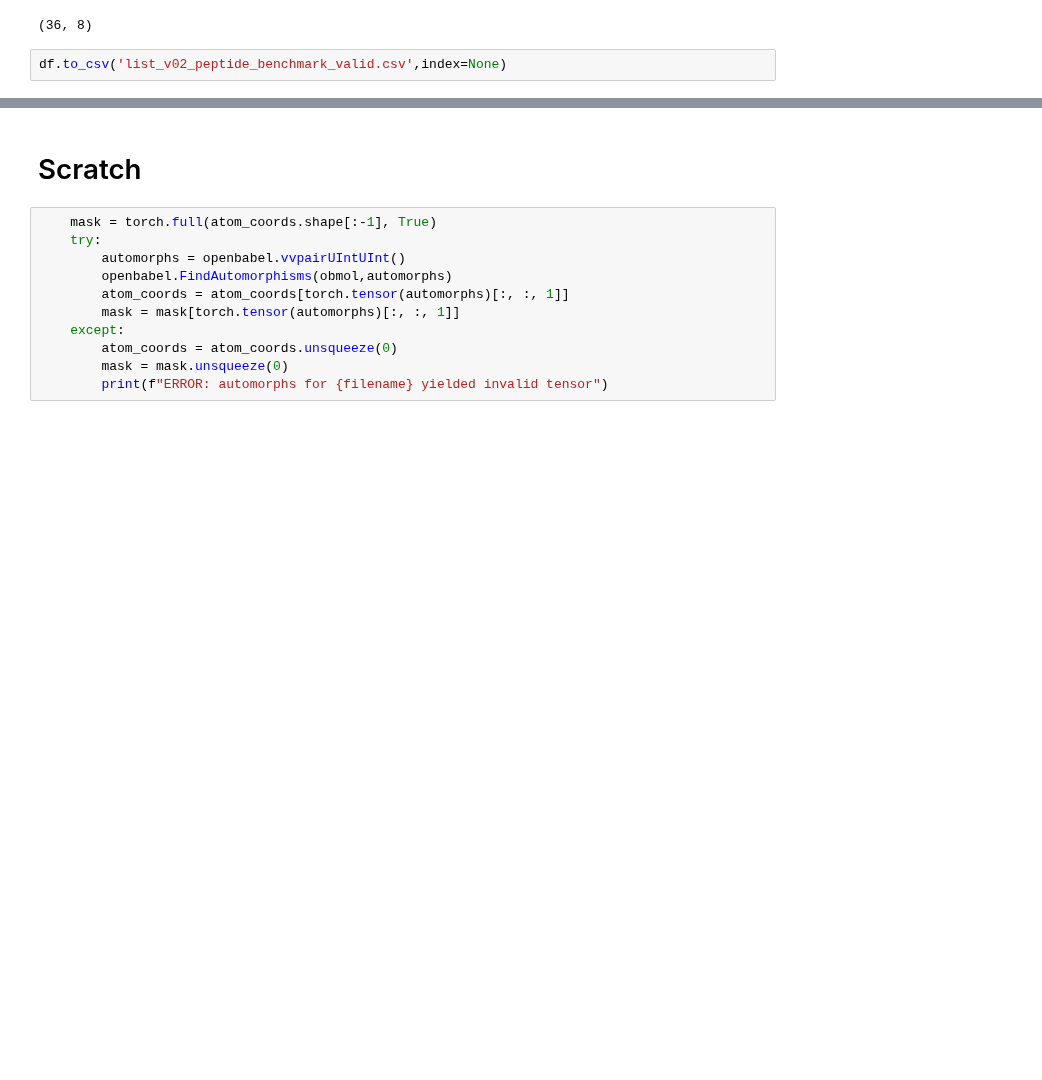
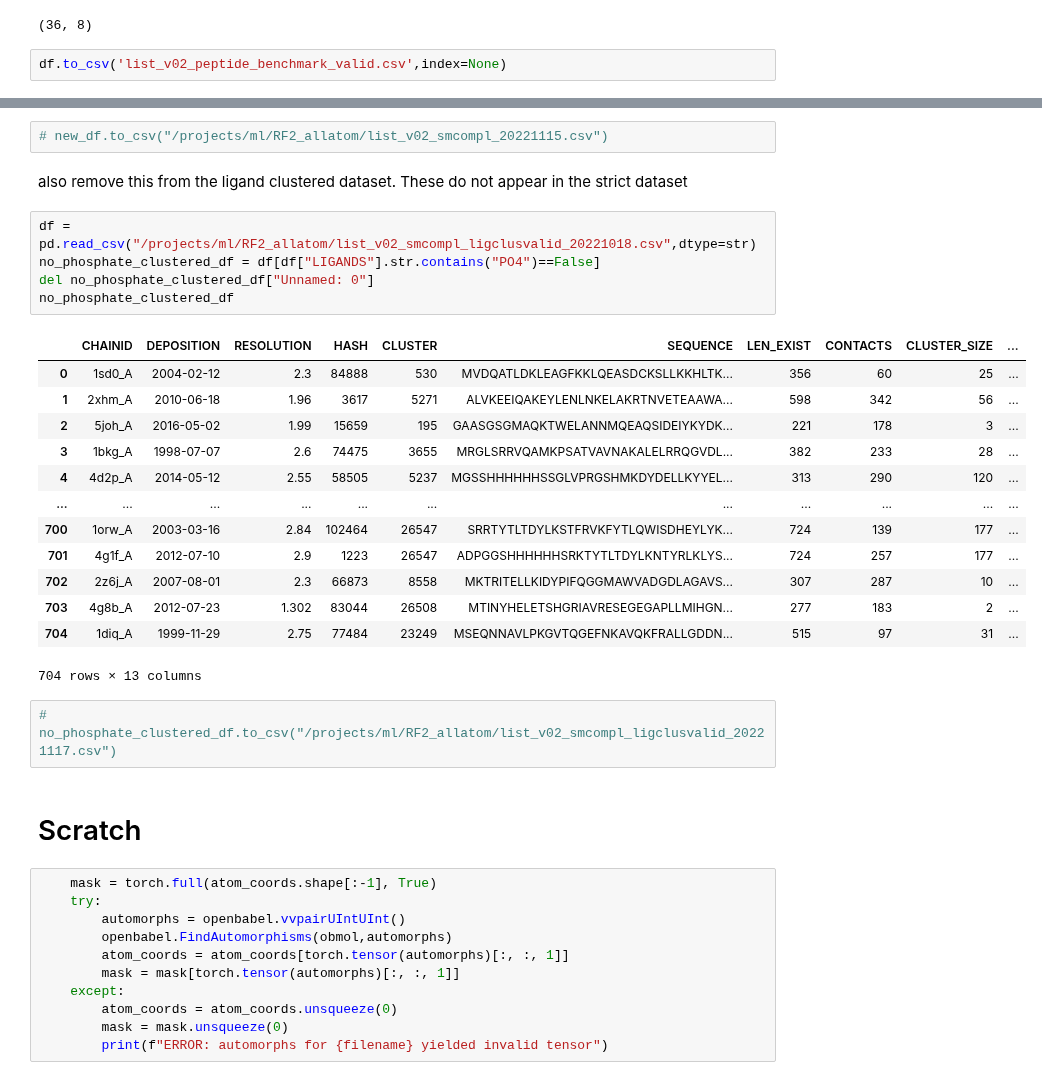
Before and after one commit to RosettaCommons/foundry, a Jupyter notebook: notebooks/filter_sm_compl_data.ipynb, the cells around one changed output, grey strips where cells are left out. Saved outputs shown, nothing was run; the diff lists cells and outputs as text; blank space fills up the shorter version.

```diff
--- a/notebooks/filter_sm_compl_data.ipynb
+++ b/notebooks/filter_sm_compl_data.ipynb
@@ -1266,3 +1294,28 @@ df.to_csv('list_v02_peptide_benchmark_valid.csv',index=None)
+# %%
+# new_df.to_csv("/projects/ml/RF2_allatom/list_v02_smcompl_20221115.csv")
+# %% [markdown]
+also remove this from the ligand clustered dataset. These do not appear in the strict dataset
+# %%
+df = pd.read_csv("/projects/ml/RF2_allatom/list_v02_smcompl_ligclusvalid_20221018.csv",dtype=str)
+no_phosphate_clustered_df = df[df["LIGANDS"].str.contains("PO4")==False]
+del no_phosphate_clustered_df["Unnamed: 0"]
+no_phosphate_clustered_df
+# %% [output]
+|  | CHAINID | DEPOSITION | RESOLUTION | HASH | CLUSTER | SEQUENCE | LEN_EXIST | CONTACTS | CLUSTER_SIZE | ... |
+| 0 | 1sd0_A | 2004-02-12 | 2.3 | 84888 | 530 | MVDQATLDKLEAGFKKLQEASDCKSLLKKHLTK... | 356 | 60 | 25 | ... |
+| 1 | 2xhm_A | 2010-06-18 | 1.96 | 3617 | 5271 | ALVKEEIQAKEYLENLNKELAKRTNVETEAAWA... | 598 | 342 | 56 | ... |
+| 2 | 5joh_A | 2016-05-02 | 1.99 | 15659 | 195 | GAASGSGMAQKTWELANNMQEAQSIDEIYKYDK... | 221 | 178 | 3 | ... |
+| 3 | 1bkg_A | 1998-07-07 | 2.6 | 74475 | 3655 | MRGLSRRVQAMKPSATVAVNAKALELRRQGVDL... | 382 | 233 | 28 | ... |
+| 4 | 4d2p_A | 2014-05-12 | 2.55 | 58505 | 5237 | MGSSHHHHHHSSGLVPRGSHMKDYDELLKYYEL... | 313 | 290 | 120 | ... |
+| ... | ... | ... | ... | ... | ... | ... | ... | ... | ... | ... |
+| 700 | 1orw_A | 2003-03-16 | 2.84 | 102464 | 26547 | SRRTYTLTDYLKSTFRVKFYTLQWISDHEYLYK... | 724 | 139 | 177 | ... |
+| 701 | 4g1f_A | 2012-07-10 | 2.9 | 1223 | 26547 | ADPGGSHHHHHHSRKTYTLTDYLKNTYRLKLYS... | 724 | 257 | 177 | ... |
+| 702 | 2z6j_A | 2007-08-01 | 2.3 | 66873 | 8558 | MKTRITELLKIDYPIFQGGMAWVADGDLAGAVS... | 307 | 287 | 10 | ... |
+| 703 | 4g8b_A | 2012-07-23 | 1.302 | 83044 | 26508 | MTINYHELETSHGRIAVRESEGEGAPLLMIHGN... | 277 | 183 | 2 | ... |
+| 704 | 1diq_A | 1999-11-29 | 2.75 | 77484 | 23249 | MSEQNNAVLPKGVTQGEFNKAVQKFRALLGDDN... | 515 | 97 | 31 | ... |
+704 rows × 13 columns
+# %%
+# no_phosphate_clustered_df.to_csv("/projects/ml/RF2_allatom/list_v02_smcompl_ligclusvalid_20221117.csv")
 # %% [markdown]
 # Scratch
 # %%
```
Also changed, not shown: parts of 4 cells of this notebook, 2 other files.
